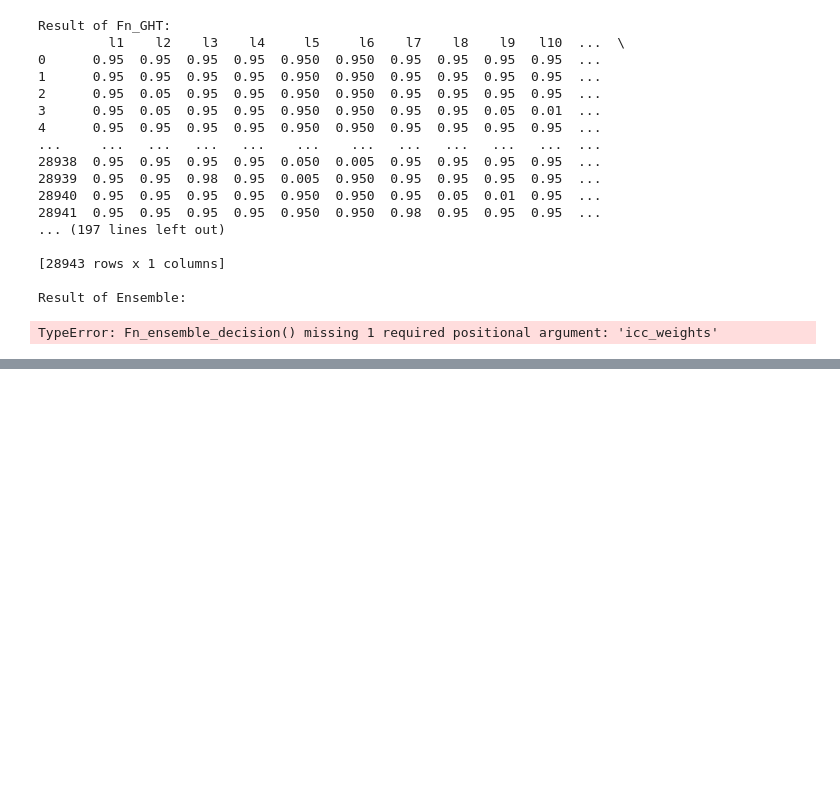
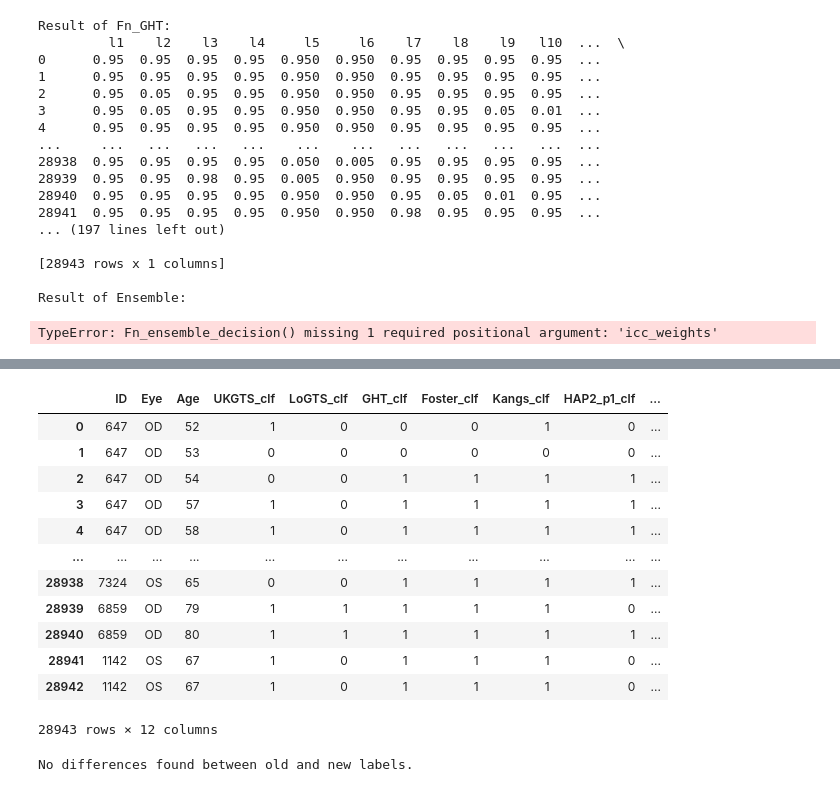
Before and after one commit to Mousamoradi/PyGlaucoMetrics, a Jupyter notebook: Test_code_MM_v2.ipynb, the cells around one changed output, grey strips where cells are left out. Cells and saved outputs as stored; diff of their text form; code cells hidden in the pictures; blank space fills up the shorter version.

```diff
--- a/Test_code_MM_v2.ipynb
+++ b/Test_code_MM_v2.ipynb
@@ -1085,7 +1085,10 @@ for column in result_combined.columns[3:]:
 result_combined_en = result_combined.astype(str)
 
 # Normalize ICC values
-icc_values=[0.5, 0.5, 0.5, 5, 0.5, 0.5]
+icc_values=[0.4, 0.5, 0.3, 0.3, 0.4, 0.5]
+#icc_values=[0.5, 0.5, 0.5, 0.5, 0.5, 0.5]
+#icc_values = [0.2, 0.7, 0.2, 0.5, 0.2, 0.7]
+
 icc_weights = np.array(icc_values) / np.sum(icc_values)
 
 def Fn_ensemble_decision(result_combined_en, icc_weights):
@@ -1108,7 +1111,7 @@ def map_decision(value):
         return 'Non-GL'
 
 # Apply the function to create the 'Decision' column
-result_combined['Decision'] = result_combined['Ensemble'].apply(map_decision)
+result_combined['Labels'] = result_combined['Ensemble'].apply(map_decision)
 
 # Show the updated DataFrame
 print(result_combined)
@@ -1263,0 +1269,63 @@ plt.show()
+# %%
+from sklearn.utils.class_weight import compute_class_weight
+from sklearn.ensemble import RandomForestClassifier
+from sklearn.metrics import f1_score
+
+result_combined['Labels'] = result_combined['Labels'].map({'GL': 1, 'Non-GL': 0})
+y = result_combined['Labels']
+X = result_combined.drop(['ID', 'Eye', 'Age', 'Ensemble', 'Labels'], axis=1)
+
+# Calculate class weights
+class_weights = compute_class_weight('balanced', classes=[0, 1], y=y)
+
+# Convert class weights to a dictionary
+class_weight_dict = {class_label: weight for class_label, weight in zip([0, 1], class_weights)}
+# %%
+model = RandomForestClassifier(class_weight=class_weight_dict)
+model.fit(X, y)
+# Assuming predictions are probabilities from a model
+predictions = model.predict_proba(X)[:, 1]  # Assuming you want the probabilities of class 1
+
+# Define a range of thresholds
+thresholds = np.linspace(0, 1, 100)
+
+# Calculate F1 score for each threshold
+f1_scores = [f1_score(y, predictions > threshold) for threshold in thresholds]
+
+# Find the threshold that maximizes F1 score
+optimal_threshold = thresholds[np.argmax(f1_scores)]
+# Define a threshold
+#threshold = 0.5  # You can adjust this threshold based on your preference or model performance
+
+# Convert probabilities to binary labels based on the threshold
+new_labels = (predictions > optimal_threshold).astype(int)
+result_combined['New_Labels']=new_labels
+
+result_combined
+# %% [output]
+|  | ID | Eye | Age | UKGTS_clf | LoGTS_clf | GHT_clf | Foster_clf | Kangs_clf | HAP2_p1_clf | ... |
+| 0 | 647 | OD | 52 | 1 | 0 | 0 | 0 | 1 | 0 | ... |
+| 1 | 647 | OD | 53 | 0 | 0 | 0 | 0 | 0 | 0 | ... |
+| 2 | 647 | OD | 54 | 0 | 0 | 1 | 1 | 1 | 1 | ... |
+| 3 | 647 | OD | 57 | 1 | 0 | 1 | 1 | 1 | 1 | ... |
+| 4 | 647 | OD | 58 | 1 | 0 | 1 | 1 | 1 | 1 | ... |
+| ... | ... | ... | ... | ... | ... | ... | ... | ... | ... | ... |
+| 28938 | 7324 | OS | 65 | 0 | 0 | 1 | 1 | 1 | 1 | ... |
+| 28939 | 6859 | OD | 79 | 1 | 1 | 1 | 1 | 1 | 0 | ... |
+| 28940 | 6859 | OD | 80 | 1 | 1 | 1 | 1 | 1 | 1 | ... |
+| 28941 | 1142 | OS | 67 | 1 | 0 | 1 | 1 | 1 | 0 | ... |
+| 28942 | 1142 | OS | 67 | 1 | 0 | 1 | 1 | 1 | 0 | ... |
+28943 rows × 12 columns
+# %%
+# Check for differences between old and new labels
+differences = np.where(result_combined['Labels'] != result_combined['New_Labels'])[0]
+num_differences = np.sum(result_combined['Labels'] != result_combined['New_Labels'])
+
+if len(differences) > 0:
+    print("There are differences between old and new labels.")
+    print("Indices with differences:", differences)
+    print("Number of different values between old and new labels:", num_differences)
+else:
+    print("No differences found between old and new labels.")
+# %% [output]
+No differences found between old and new labels.
```
Also changed, not shown: parts of 5 cells of this notebook.
